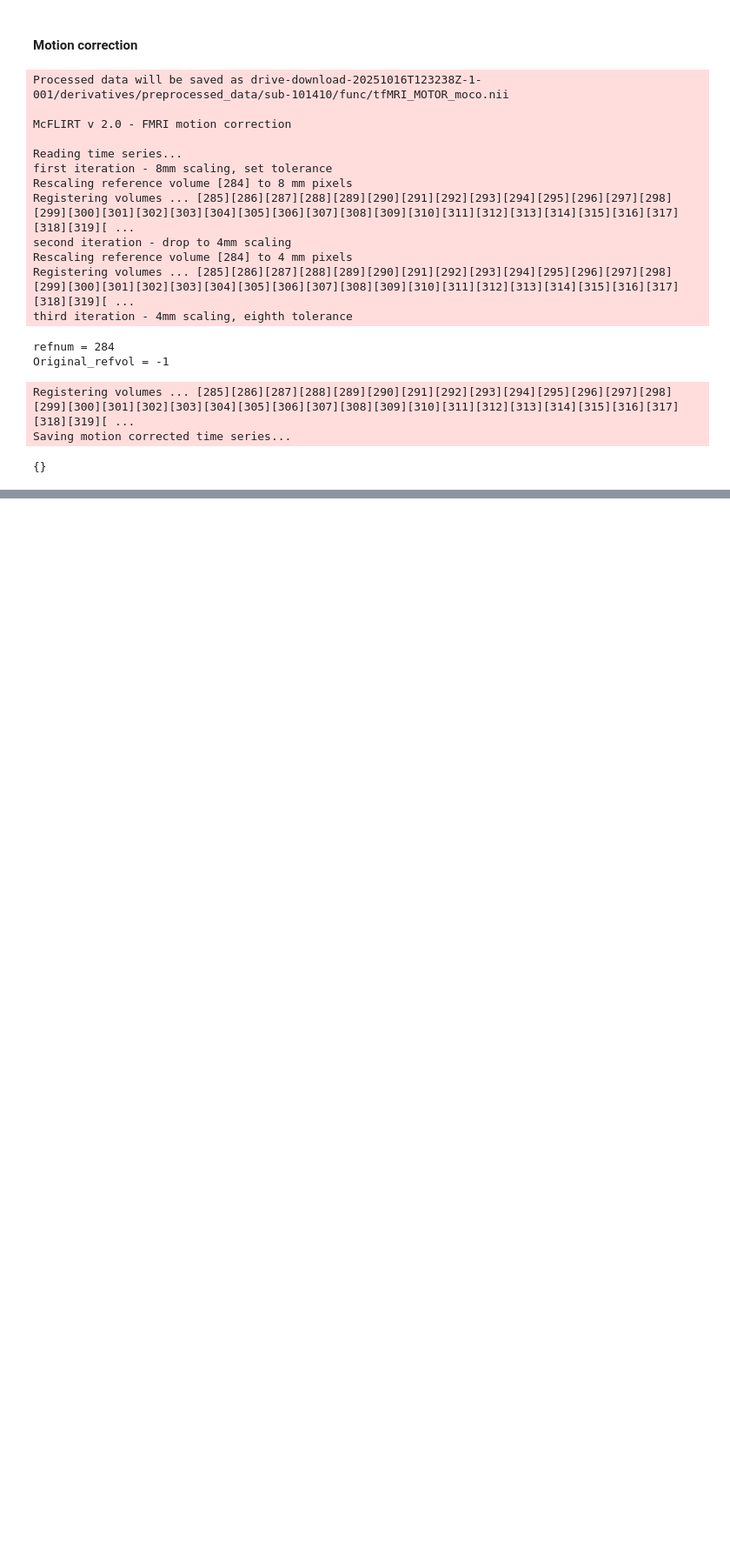
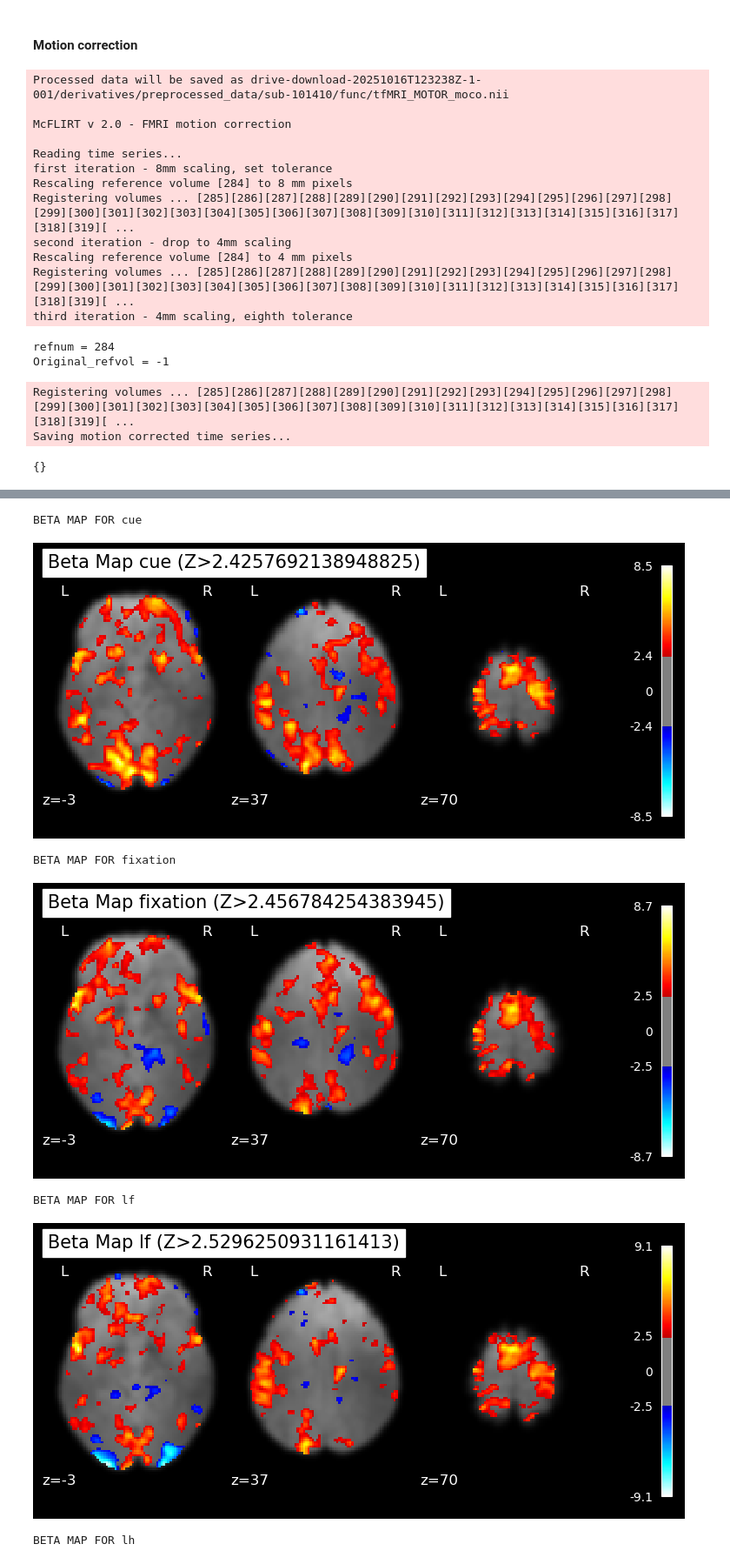
Before and after one commit to bintaDouk/NSSP-Mini-Project-1, a Jupyter notebook: Mini-Project1.ipynb, the cells around one changed output, grey strips where cells are left out. Shown at 87% size. Cells and saved outputs as stored; diff of their text form; code cells hidden in the pictures; blank space fills up the shorter version.

```diff
--- a/Mini-Project1.ipynb
+++ b/Mini-Project1.ipynb
@@ -434,0 +562,45 @@ PathError: Could not find a supported file with prefix "/home/jovyan/Labs/drive-
+# %%
+fit_glm = FirstLevelModel(t_r=0.72, drift_model='None',noise_model='ar1',
+    standardize=False,
+    hrf_model='spm',
+    high_pass=.01)
+fit_glm.fit(fmri_img, design_matrices=[design_mat])
+
+conditions = {
+    'cue': np.array([1, 0, 0, 0, 0, 0, 0, 0, 0, 0, 0, 0, 0, 0, 0, 0]),
+    'fixation': np.array([0, 1, 0, 0, 0, 0, 0, 0, 0, 0, 0, 0, 0, 0, 0, 0]),
+    'lf': np.array([0, 0, 1, 0, 0, 0, 0, 0, 0, 0, 0, 0, 0, 0, 0, 0]),
+    'lh': np.array([0, 0, 0, 1, 0, 0, 0, 0, 0, 0, 0, 0, 0, 0, 0, 0]),
+    'rf': np.array([0, 0, 0, 0, 1, 0, 0, 0, 0, 0, 0, 0, 0, 0, 0, 0]),
+    'rh': np.array([0, 0, 0, 0, 0, 1, 0, 0, 0, 0, 0, 0, 0, 0, 0, 0]),
+    't': np.array([0, 0, 0, 0, 0, 0, 1, 0, 0, 0, 0, 0, 0, 0, 0, 0]),
+
+}
+from nilearn.plotting import plot_contrast_matrix
+import nibabel as nib
+from nilearn.glm import threshold_stats_img
+from nilearn.image import mean_img
+from nilearn.plotting import plot_stat_map
+cluster_size = 10 # Fill me with the number of voxels for a cluster to be kept
+fdr_rate = 0.05 # Fill me with the fdr rate to use!
+
+for condition in conditions :
+    regressor=conditions[condition]
+    print(f'BETA MAP FOR {condition}')
+    beta_map = fit_glm.compute_contrast(regressor, output_type='z_score')
+    nib.save(beta_map, f'beta_map_{condition}.nii.gz')
+    mean_img_ = mean_img(fmri_img),
+    clean_map, threshold = threshold_stats_img(beta_map, alpha=fdr_rate, height_control='fdr', cluster_threshold=cluster_size)
+
+    plot_stat_map(clean_map, bg_img=mean_img_[0], threshold=threshold,
+              display_mode='z', cut_coords=[-3,37,70], black_bg=True,
+              title=f'Beta Map {condition} (Z>{threshold})')
+    plt.show()
+# %% [output]
+BETA MAP FOR cue
+[figure, added]
+BETA MAP FOR fixation
+[figure, added]
+BETA MAP FOR lf
+[figure, added]
+BETA MAP FOR lh
```
Also changed, not shown: parts of 40 cells of this notebook.
